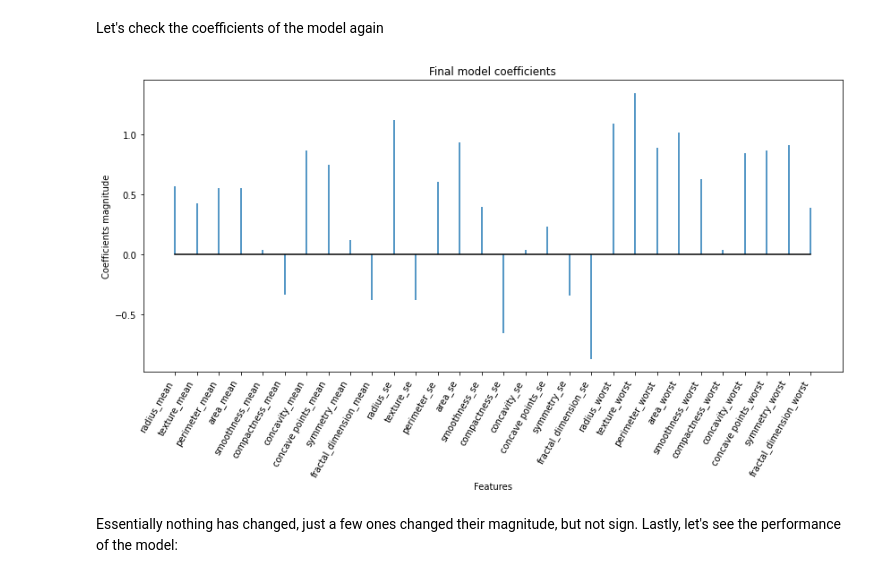
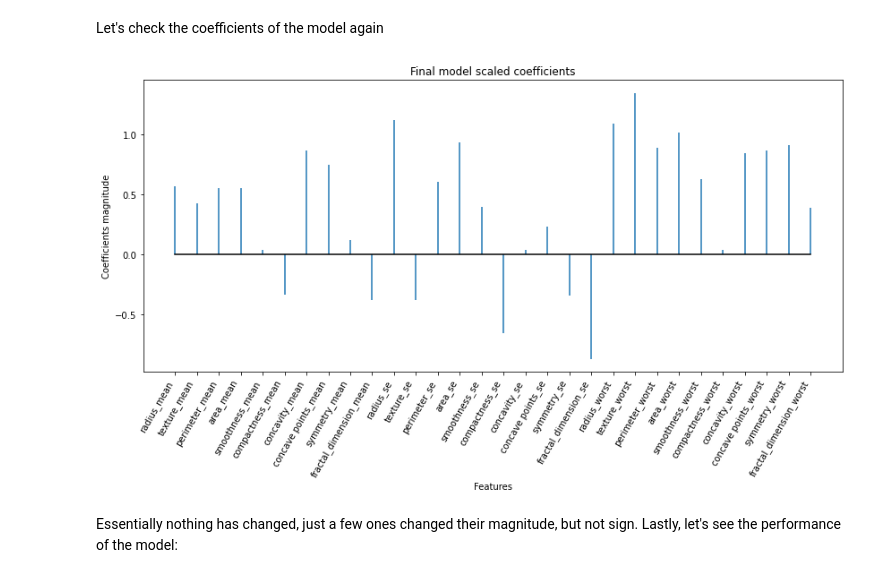
Before and after one commit to mgp165/TFG, a Jupyter notebook: notebooks/models/breast_cancer/logistic_regression.ipynb, the cells around one changed output. Drawn from its saved outputs; the diff is of its cells as text; code cells hidden in the pictures.

```diff
--- a/notebooks/models/breast_cancer/logistic_regression.ipynb
+++ b/notebooks/models/breast_cancer/logistic_regression.ipynb
@@ -125,12 +127,12 @@ Let's check the coefficients of the model again
 # %%
 fig, ax = plt.subplots(figsize=(14, 6))
 ax.stem(X_retrain.columns, model.coef_.ravel(), markerfmt=' ', basefmt='k-')
 plt.xticks(rotation=60, ha='right')
 ax.set_xlabel('Features')
 ax.set_ylabel('Coefficients magnitude')
-ax.set_title('Final model coefficients');
+ax.set_title('Final model scaled coefficients');
 # %% [output]
-[figure, old version]
+[figure, new version]
 # %% [markdown]
 Essentially nothing has changed, just a few ones changed their magnitude, but not sign. Lastly, let's see the performance of the model:
 # %%
```
Also changed, not shown: parts of 3 cells of this notebook.
